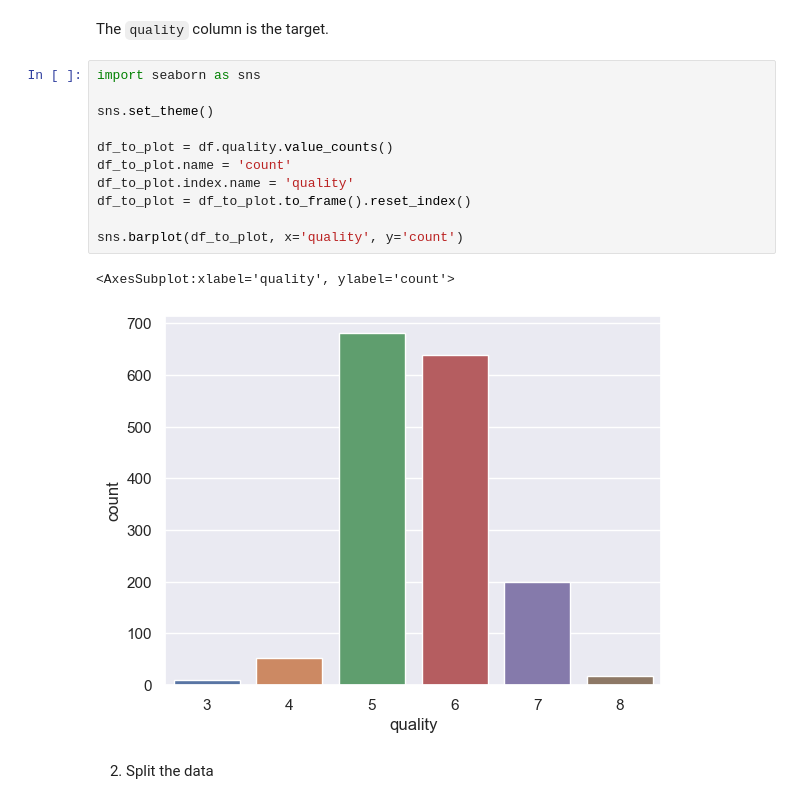
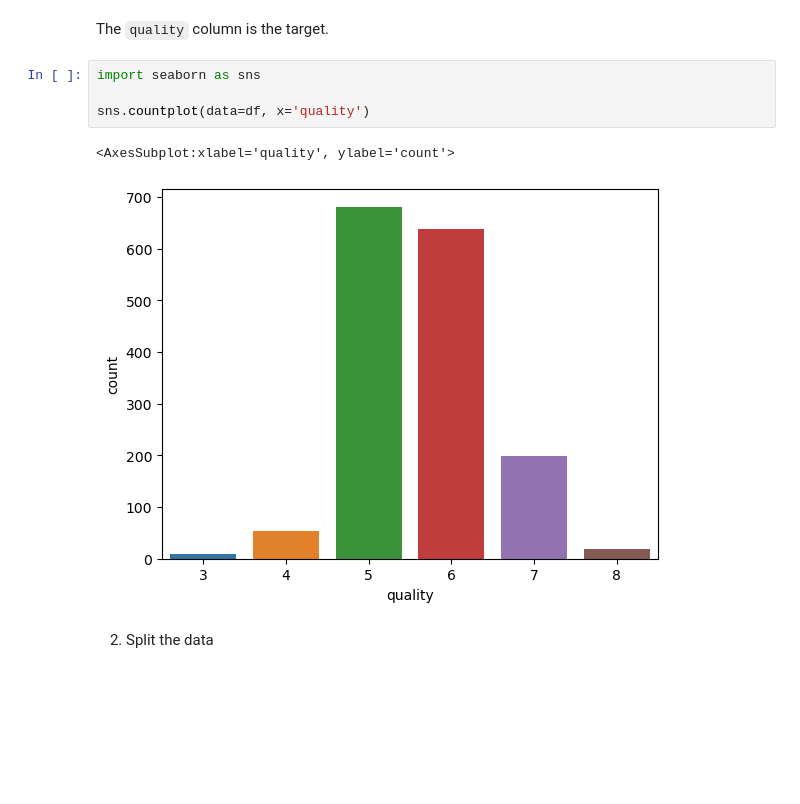
Before and after one commit to Edoch94/AAAMLP-notes, a Jupyter notebook: 1_cross_validation.ipynb, the cells around one changed output. Saved outputs shown, nothing was run; the diff lists cells and outputs as text; blank space fills up the shorter version.

```diff
--- a/1_cross_validation.ipynb
+++ b/1_cross_validation.ipynb
@@ -31,20 +51,13 @@ df.head()
 | 4 | 7.4 | 0.70 | 0.00 | 1.9 | 0.076 | 11.0 | ... |
 # %% [markdown]
 The `quality` column is the target.
-# %%
-import seaborn as sns
-
-sns.set_theme()
-
-df_to_plot = df.quality.value_counts()
-df_to_plot.name = 'count'
-df_to_plot.index.name = 'quality'
-df_to_plot = df_to_plot.to_frame().reset_index()
-
-sns.barplot(df_to_plot, x='quality', y='count')
-# %% [output]
-<AxesSubplot:xlabel='quality', ylabel='count'>
-[figure, removed]
+# %%
+import seaborn as sns
+
+sns.countplot(data=df, x='quality')
+# %% [output]
+<AxesSubplot:xlabel='quality', ylabel='count'>
+[figure, added]
 # %% [markdown]
 2. Split the data
 # %%
```
Also changed, not shown: parts of 31 cells of this notebook.
